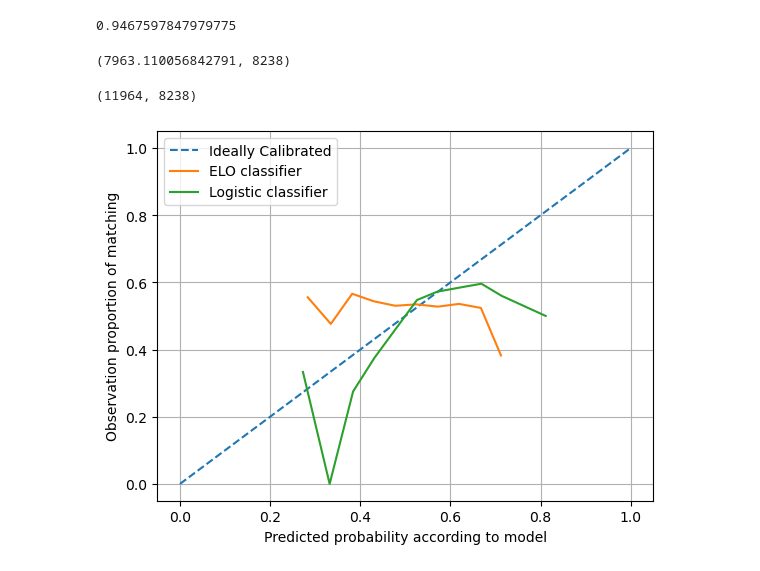
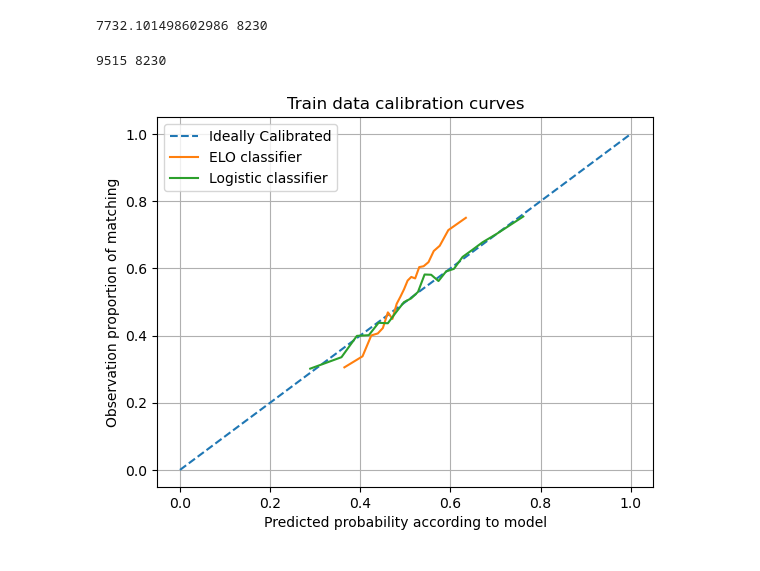
Before and after one commit to lucaspauker/mlb-stats, a Jupyter notebook: scripts/Modeling.ipynb, the cells around one changed output. Drawn from its saved outputs; the diff is of its cells as text; code cells hidden in the pictures.

Commit message:
Update scripts and add training code

```diff
--- a/scripts/Modeling.ipynb
+++ b/scripts/Modeling.ipynb
@@ -24,2 +38,9 @@ def elo_probability(elo_a, elo_b):
 # %%
-X_train[:10][:,:2]
+X_train, X_test, y_train, y_test = train_test_split(X, y, test_size=0.25, random_state=42)
+X_train_original, X_test_original = X_train.copy(), X_test.copy()
+
+scaler = MinMaxScaler()
+#X_train, X_test = X_train[:,:2], X_test[:,:2]
+X_train, X_test = X_train[:,[0,1,5,6,10,11]], X_test[:,[0,1,5,6,10,11]]
+X_train = scaler.fit_transform(X_train)
+X_test = scaler.transform(X_test)
@@ -37,35 +47,49 @@ array([[1523.7391142 , 1522.29284466],
 # %%
 n_bins = 20
+test = False
-# %%
-elo_probability(1000, 500)
-# %% [output]
-0.9467597847979775
 # %%
 # ELO based classifier
 elo_probability_preds = []
-for row in X_train:
-    elo_probability_preds.append(elo_probability(row[0], row[1]))
-elo_prob_true, elo_prob_pred = calibration_curve(y_train, elo_probability_preds, n_bins=n_bins)
-sum(elo_probability_preds), sum(y_train)
+if test:
+    for row in X_test_original:
+        elo_probability_preds.append(elo_probability(row[0], row[1]))
+    elo_prob_true, elo_prob_pred = calibration_curve(y_test, elo_probability_preds, n_bins=n_bins, strategy='quantile')
+    print(sum(elo_probability_preds), sum(y_test))
+else:
+    for row in X_train_original:
+        elo_probability_preds.append(elo_probability(row[0], row[1]))
+    elo_prob_true, elo_prob_pred = calibration_curve(y_train, elo_probability_preds, n_bins=n_bins, strategy='quantile')
+    print(sum(elo_probability_preds), sum(y_train))
+elo_preds = [1 if x > 0.5 else 0 for x in elo_probability_preds]
 # %% [output]
-(7963.110056842791, 8238)
+7732.101498602986 8230
 # %%
 # Logistic regression
 log_clf = LogisticRegression(random_state=42).fit(X_train, y_train)
-log_preds = log_clf.predict(X_train)
-log_probability_preds = log_clf.predict_proba(X_train)[:,1]
-log_prob_true, log_prob_pred = calibration_curve(y_train, log_probability_preds, n_bins=n_bins)
-sum(log_preds), sum(y_train)
+if test:
+    log_preds = log_clf.predict(X_test)
+    log_probability_preds = log_clf.predict_proba(X_test)[:,1]
+    log_prob_true, log_prob_pred = calibration_curve(y_test, log_probability_preds, n_bins=n_bins, strategy='quantile')
+    print(sum(log_preds), sum(y_test))
+else:
+    log_preds = log_clf.predict(X_train)
+    log_probability_preds = log_clf.predict_proba(X_train)[:,1]
+    log_prob_true, log_prob_pred = calibration_curve(y_train, log_probability_preds, n_bins=n_bins, strategy='quantile')
+    print(sum(log_preds), sum(y_train))
 # %% [output]
-(11964, 8238)
+9515 8230
 # %%
 plt.plot([0, 1], [0, 1], linestyle = "--", label = "Ideally Calibrated")
 plt.plot(elo_prob_pred, elo_prob_true, label="ELO classifier")
 plt.plot(log_prob_pred, log_prob_true, label="Logistic classifier")
+if test:
+    plt.title("Test data calibration curves")
+else:
+    plt.title("Train data calibration curves")
 plt.xlabel("Predicted probability according to model")
 plt.ylabel("Observation proportion of matching")
 plt.legend()
 plt.grid()
 plt.show()
 # %% [output]
-[figure, old version]
+[figure, new version]
```
Also changed, not shown: parts of 11 cells of this notebook, 33 other files.
